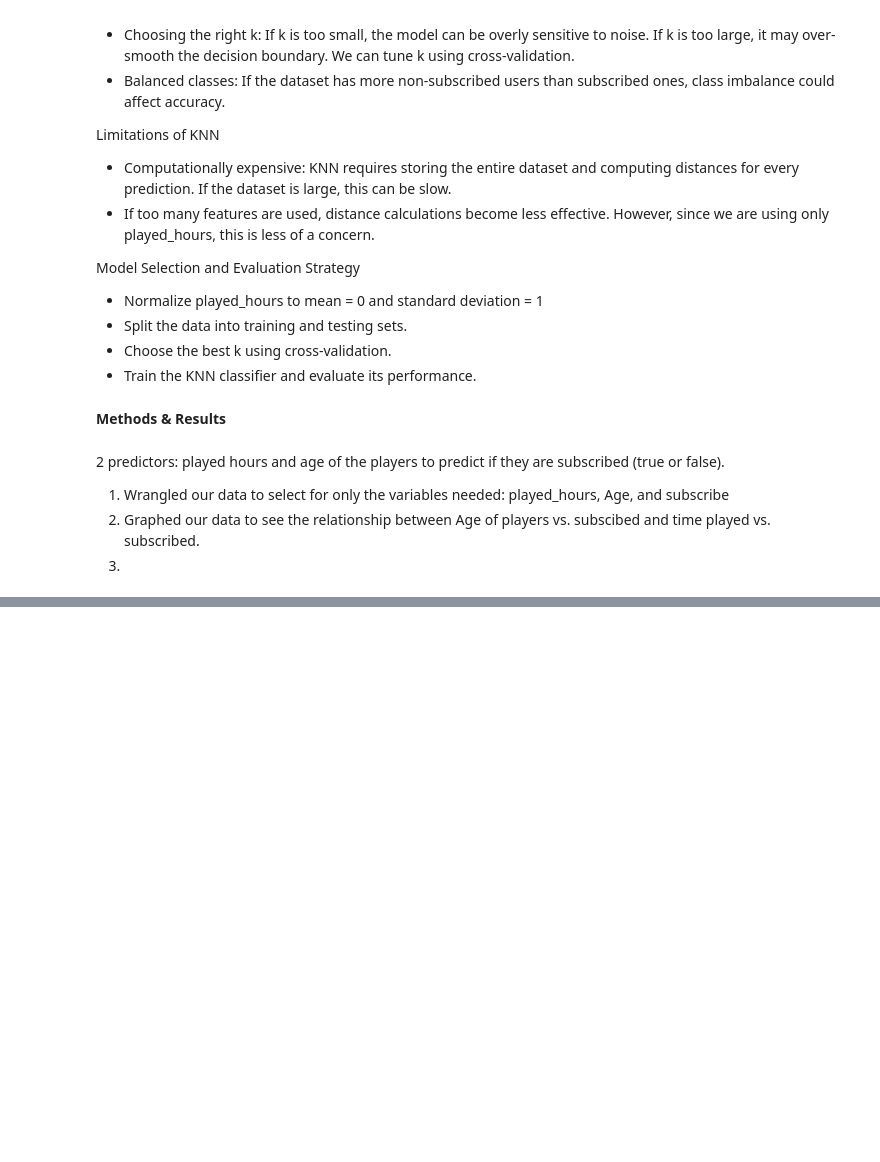
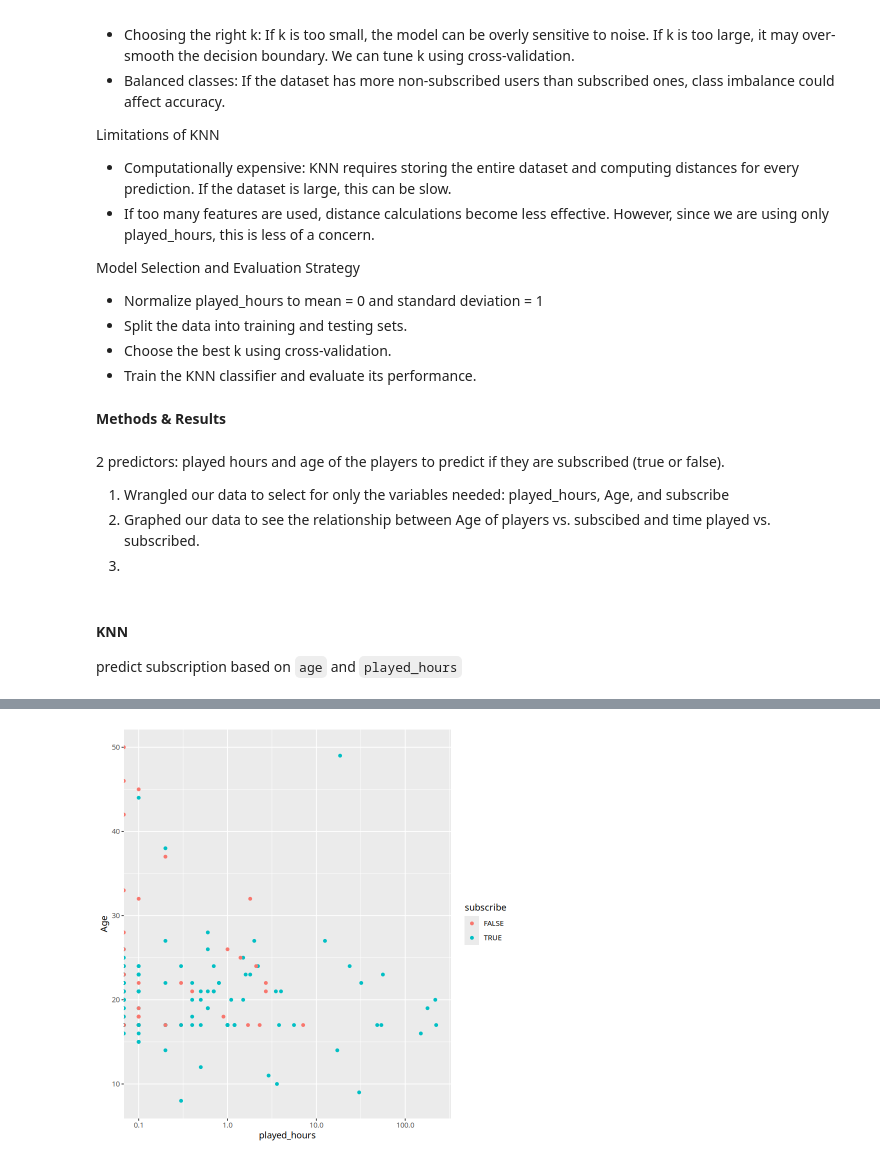
Before and after one commit to ricePak/dsci100-2024W2-group-023, a Jupyter notebook: project.ipynb, the cells around one changed output, grey strips where cells are left out. Drawn from its saved outputs; the diff is of its cells as text; code cells hidden in the pictures; blank space fills up the shorter version.

```diff
--- a/project.ipynb
+++ b/project.ipynb
@@ -228,3 +228,15 @@ Model Selection and Evaluation Strategy
 1. Wrangled our data to select for only the variables needed: played_hours, Age, and subscribe
 2. Graphed our data to see the relationship between Age of players vs. subscibed and time played vs. subscribed.
 3.
+# %% [markdown]
+#### KNN
+
+predict subscription based on `age` and `played_hours`
+# %%
+player_distribution <- player_select |>
+    ggplot(aes(x=played_hours,y=Age,color=subscribe)) +
+    geom_point() +
+    scale_x_continuous(trans = "log10")
+
+player_distribution
+# %% [output]
@@ -230,0 +247 @@ Model Selection and Evaluation Strategy
+[figure, added]
```
Also changed, not shown: parts of 5 cells of this notebook.
